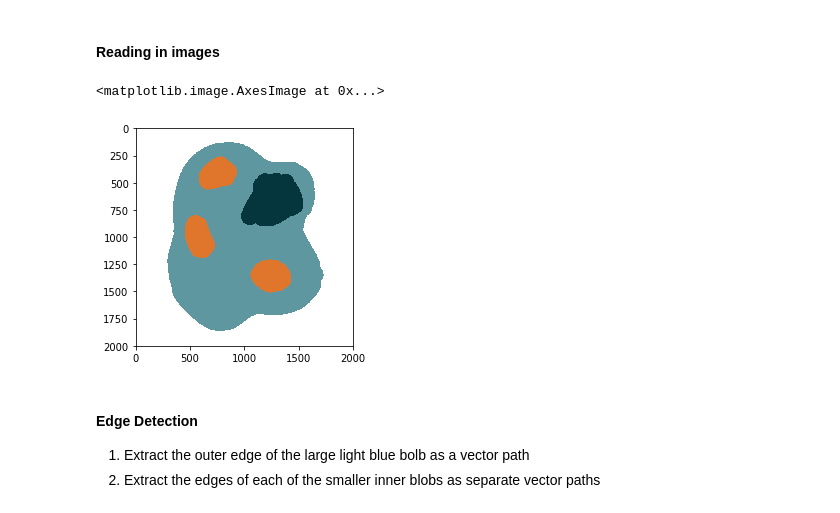
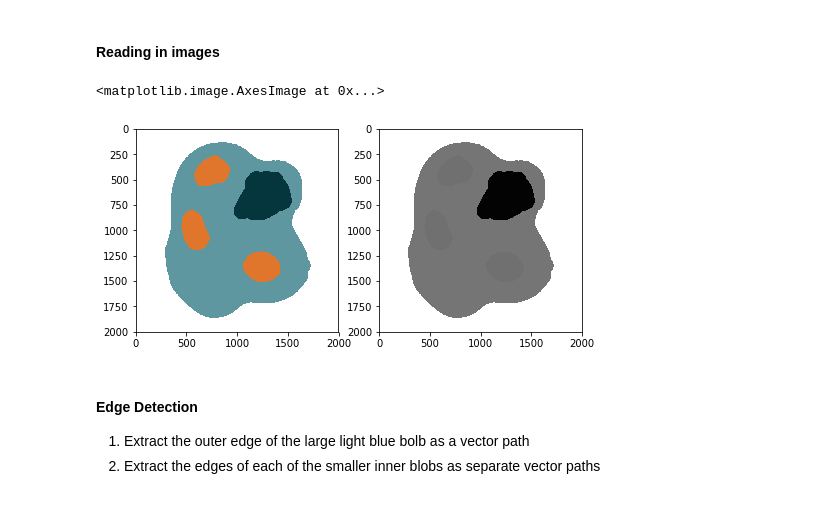
Before and after one commit to tlmohren/python320kincaid, a Jupyter notebook: exercise_image_segmentation/exercise_JH.ipynb, the cells around one changed output. Drawn from its saved outputs; the diff is of its cells as text; code cells hidden in the pictures.

```diff
--- a/exercise_image_segmentation/exercise_JH.ipynb
+++ b/exercise_image_segmentation/exercise_JH.ipynb
@@ -7,14 +8,16 @@ from PIL import Image
 %matplotlib inline
 # %% [markdown]
 #### Reading in images
-# %%
-blob = cv2.imread('blob1.jpg')
-blob = cv2.cvtColor(test, cv2.COLOR_BGR2RGB) # cv2 default reads in images as BGR
-                                             # so need to convert to conventional RGB
-plt.imshow(test)
-# %% [output]
-<matplotlib.image.AxesImage at 0x...>
-[figure, removed]
+# %%
+im = io.imread('blob1.jpg')
+imgray = color.rgb2gray(im)
+
+fig, ax = plt.subplots(1, 2, figsize=(8,4))
+ax[0].imshow(im)
+ax[1].imshow(imgray,  cmap='gray')
+# %% [output]
+<matplotlib.image.AxesImage at 0x...>
+[figure, added]
 # %% [markdown]
 #### Edge Detection
 1. Extract the outer edge of the large light blue bolb as a vector path
```
Also changed, not shown: parts of 13 cells of this notebook, 2 other files.
